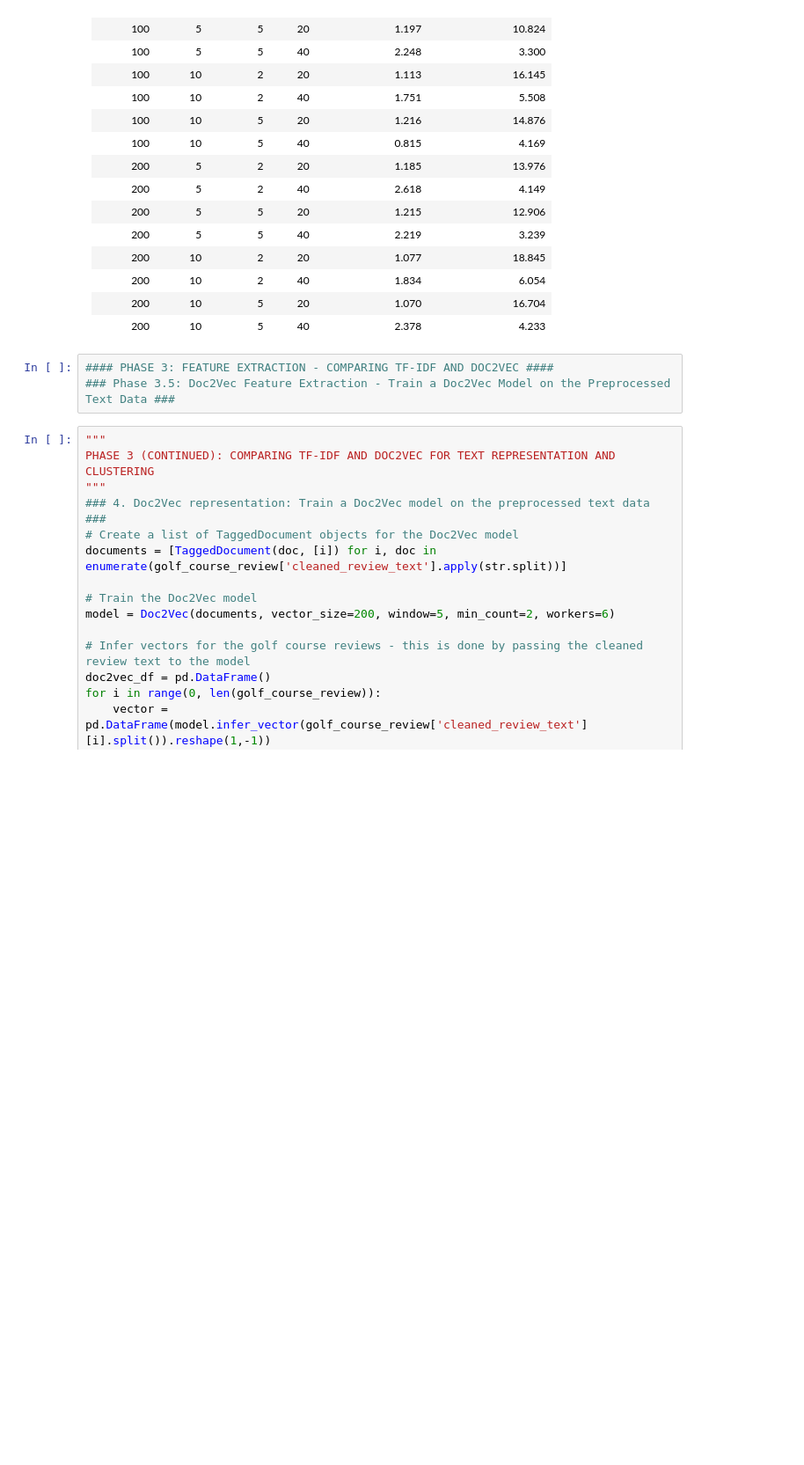
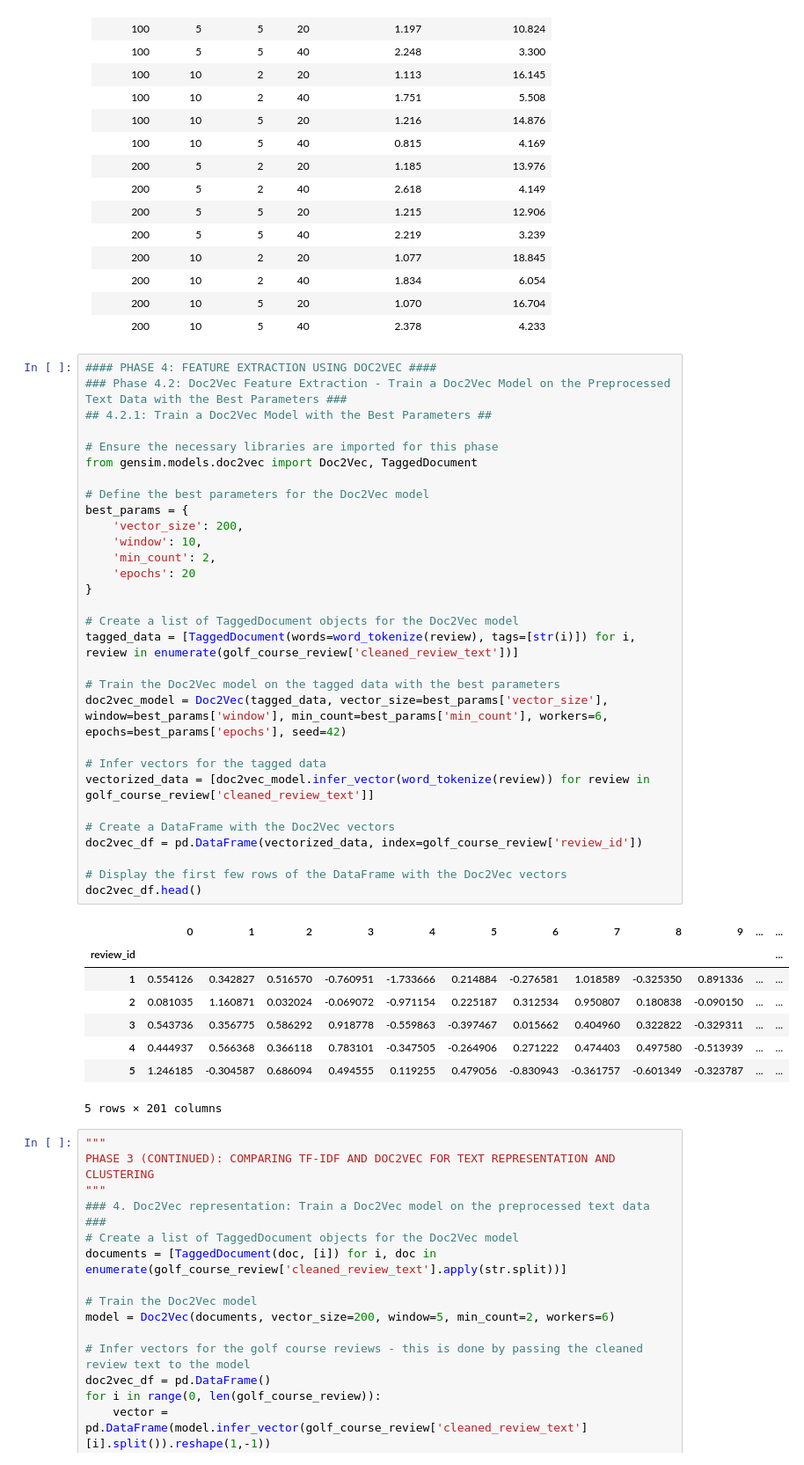
Before and after one commit to stefanjenss/Natural_Language_Processing, a Jupyter notebook: MSDS_453_Term_Project/V3_top_courses_NLP_code.ipynb, the cells around one changed output. Shown: that part at 88% size. Cells and saved outputs as stored; diff of their text form; blank space fills up the shorter version.

```diff
--- a/MSDS_453_Term_Project/V3_top_courses_NLP_code.ipynb
+++ b/MSDS_453_Term_Project/V3_top_courses_NLP_code.ipynb
@@ -555,9 +555,45 @@ Calinski-Harabasz Score: 5.508381229737108
 | 200         | 10     | 2         | 40     | 1.834                 | 6.054                   |
 | 200         | 10     | 5         | 20     | 1.070                 | 16.704                  |
 | 200         | 10     | 5         | 40     | 2.378                 | 4.233                   |
-# %%
-#### PHASE 3: FEATURE EXTRACTION - COMPARING TF-IDF AND DOC2VEC ####
-### Phase 3.5: Doc2Vec Feature Extraction - Train a Doc2Vec Model on the Preprocessed Text Data ###
+# %%
+#### PHASE 4: FEATURE EXTRACTION USING DOC2VEC ####
+### Phase 4.2: Doc2Vec Feature Extraction - Train a Doc2Vec Model on the Preprocessed Text Data with the Best Parameters ###
+## 4.2.1: Train a Doc2Vec Model with the Best Parameters ##
+
+# Ensure the necessary libraries are imported for this phase
+from gensim.models.doc2vec import Doc2Vec, TaggedDocument
+
+# Define the best parameters for the Doc2Vec model
+best_params = {
+    'vector_size': 200,
+    'window': 10,
+    'min_count': 2,
+    'epochs': 20
+}
+
+# Create a list of TaggedDocument objects for the Doc2Vec model
+tagged_data = [TaggedDocument(words=word_tokenize(review), tags=[str(i)]) for i, review in enumerate(golf_course_review['cleaned_review_text'])]
+
+# Train the Doc2Vec model on the tagged data with the best parameters
+doc2vec_model = Doc2Vec(tagged_data, vector_size=best_params['vector_size'], window=best_params['window'], min_count=best_params['min_count'], workers=6, epochs=best_params['epochs'], seed=42)
+
+# Infer vectors for the tagged data
+vectorized_data = [doc2vec_model.infer_vector(word_tokenize(review)) for review in golf_course_review['cleaned_review_text']]
+
+# Create a DataFrame with the Doc2Vec vectors
+doc2vec_df = pd.DataFrame(vectorized_data, index=golf_course_review['review_id'])
+
+# Display the first few rows of the DataFrame with the Doc2Vec vectors
+doc2vec_df.head()
+# %% [output]
+|  | 0 | 1 | 2 | 3 | 4 | 5 | 6 | 7 | 8 | 9 | ... | ... |
+| review_id |  |  |  |  |  |  |  |  |  |  |  | ... |
+| 1 | 0.554126 | 0.342827 | 0.516570 | -0.760951 | -1.733666 | 0.214884 | -0.276581 | 1.018589 | -0.325350 | 0.891336 | ... | ... |
+| 2 | 0.081035 | 1.160871 | 0.032024 | -0.069072 | -0.971154 | 0.225187 | 0.312534 | 0.950807 | 0.180838 | -0.090150 | ... | ... |
+| 3 | 0.543736 | 0.356775 | 0.586292 | 0.918778 | -0.559863 | -0.397467 | 0.015662 | 0.404960 | 0.322822 | -0.329311 | ... | ... |
+| 4 | 0.444937 | 0.566368 | 0.366118 | 0.783101 | -0.347505 | -0.264906 | 0.271222 | 0.474403 | 0.497580 | -0.513939 | ... | ... |
+| 5 | 1.246185 | -0.304587 | 0.686094 | 0.494555 | 0.119255 | 0.479056 | -0.830943 | -0.361757 | -0.601349 | -0.323787 | ... | ... |
+5 rows × 201 columns
 # %%
 """
 PHASE 3 (CONTINUED): COMPARING TF-IDF AND DOC2VEC FOR TEXT REPRESENTATION AND CLUSTERING
```
